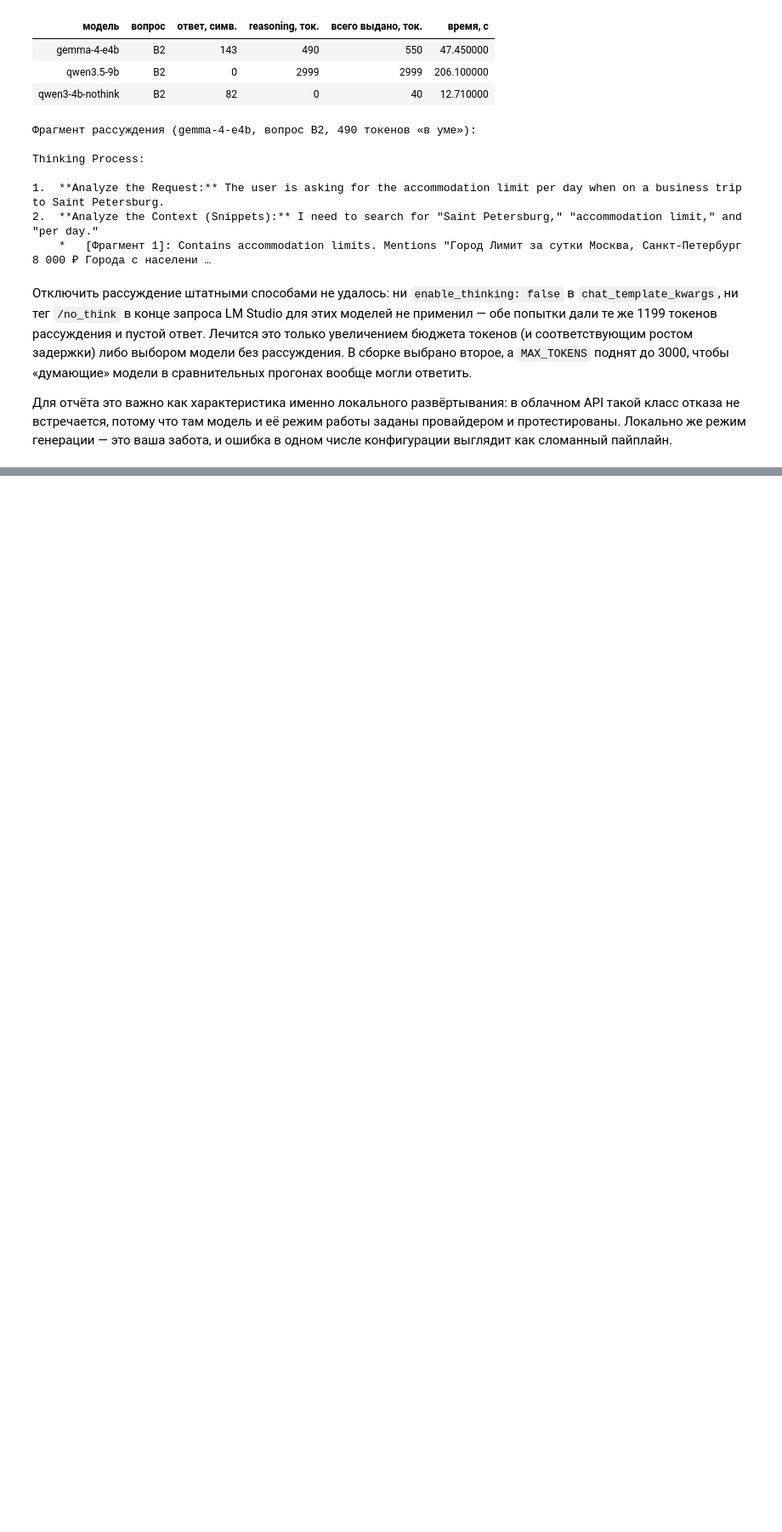
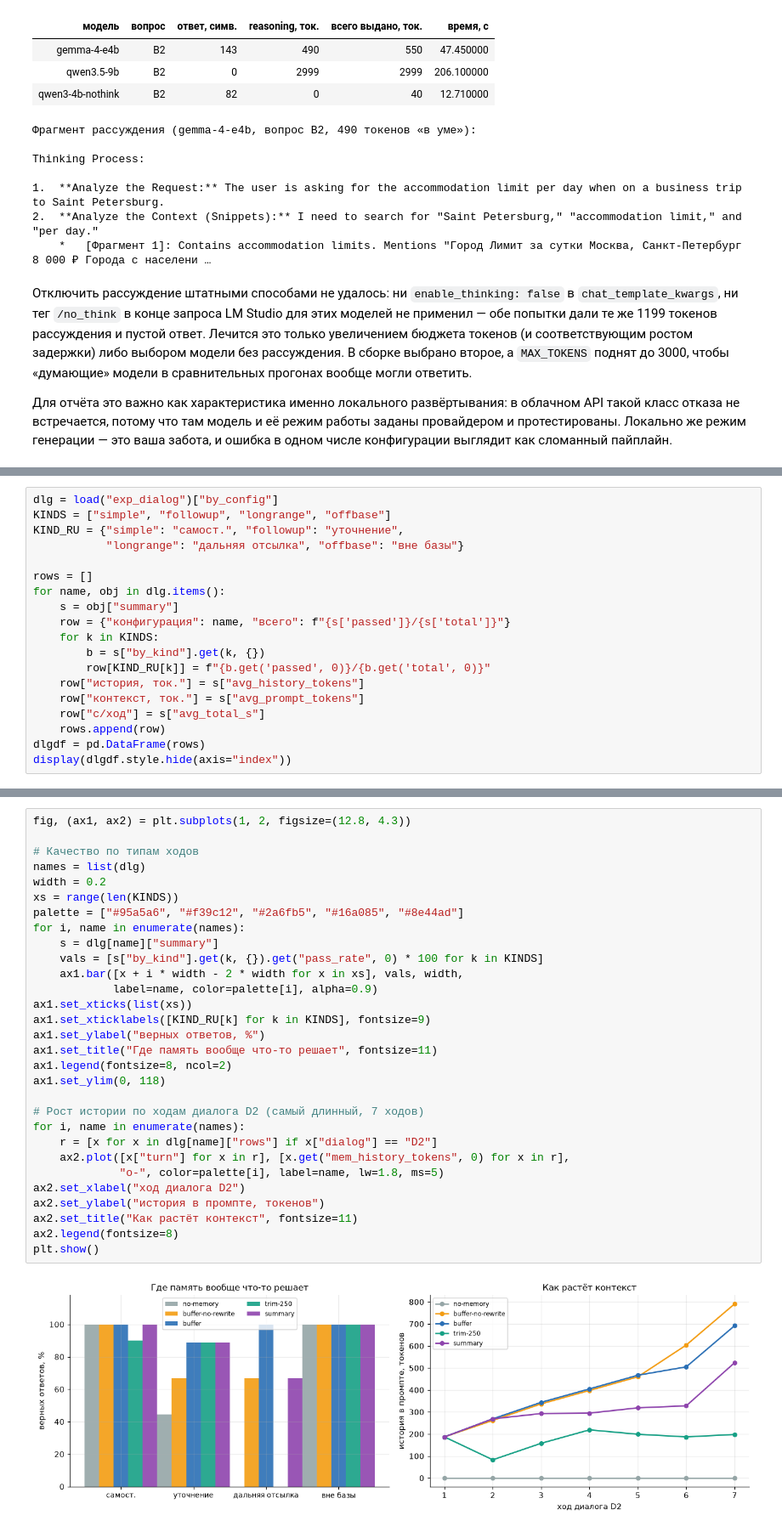
Before and after one commit to AlexIntellySoft/llm-4, a Jupyter notebook: notebooks/rag_report.ipynb, the cells around one changed output, grey strips where cells are left out. Shown at 85% size. Saved outputs shown, nothing was run; the diff lists cells and outputs as text; blank space fills up the shorter version.

```diff
--- a/notebooks/rag_report.ipynb
+++ b/notebooks/rag_report.ipynb
@@ -941,0 +1042,19 @@ API такой класс отказа не встречается, потому
+# %%
+dlg = load("exp_dialog")["by_config"]
+KINDS = ["simple", "followup", "longrange", "offbase"]
+KIND_RU = {"simple": "самост.", "followup": "уточнение",
+           "longrange": "дальняя отсылка", "offbase": "вне базы"}
+
+rows = []
+for name, obj in dlg.items():
+    s = obj["summary"]
+    row = {"конфигурация": name, "всего": f"{s['passed']}/{s['total']}"}
+    for k in KINDS:
+        b = s["by_kind"].get(k, {})
+        row[KIND_RU[k]] = f"{b.get('passed', 0)}/{b.get('total', 0)}"
+    row["история, ток."] = s["avg_history_tokens"]
+    row["контекст, ток."] = s["avg_prompt_tokens"]
+    row["с/ход"] = s["avg_total_s"]
+    rows.append(row)
+dlgdf = pd.DataFrame(rows)
+display(dlgdf.style.hide(axis="index"))
@@ -941,0 +1068,32 @@ API такой класс отказа не встречается, потому
+# %%
+fig, (ax1, ax2) = plt.subplots(1, 2, figsize=(12.8, 4.3))
+
+# Качество по типам ходов
+names = list(dlg)
+width = 0.2
+xs = range(len(KINDS))
+palette = ["#95a5a6", "#f39c12", "#2a6fb5", "#16a085", "#8e44ad"]
+for i, name in enumerate(names):
+    s = dlg[name]["summary"]
+    vals = [s["by_kind"].get(k, {}).get("pass_rate", 0) * 100 for k in KINDS]
+    ax1.bar([x + i * width - 2 * width for x in xs], vals, width,
+            label=name, color=palette[i], alpha=0.9)
+ax1.set_xticks(list(xs))
+ax1.set_xticklabels([KIND_RU[k] for k in KINDS], fontsize=9)
+ax1.set_ylabel("верных ответов, %")
+ax1.set_title("Где память вообще что-то решает", fontsize=11)
+ax1.legend(fontsize=8, ncol=2)
+ax1.set_ylim(0, 118)
+
+# Рост истории по ходам диалога D2 (самый длинный, 7 ходов)
+for i, name in enumerate(names):
+    r = [x for x in dlg[name]["rows"] if x["dialog"] == "D2"]
+    ax2.plot([x["turn"] for x in r], [x.get("mem_history_tokens", 0) for x in r],
+             "o-", color=palette[i], label=name, lw=1.8, ms=5)
+ax2.set_xlabel("ход диалога D2")
+ax2.set_ylabel("история в промпте, токенов")
+ax2.set_title("Как растёт контекст", fontsize=11)
+ax2.legend(fontsize=8)
+plt.show()
+# %% [output]
+[figure, added]
```
Also changed, not shown: parts of 14 cells of this notebook, 19 other files.
